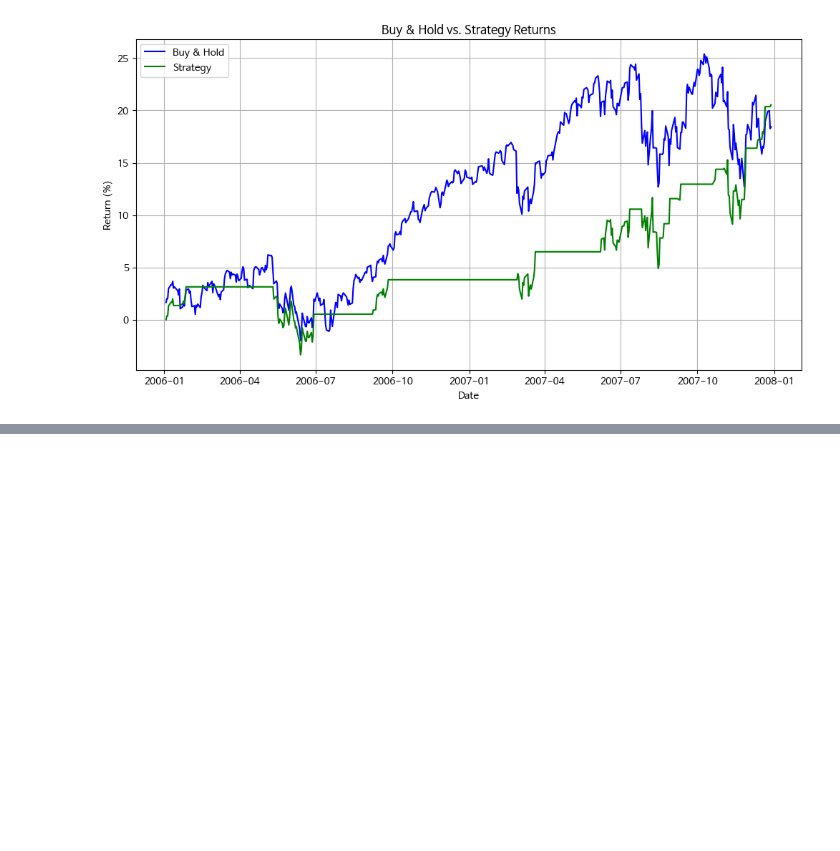
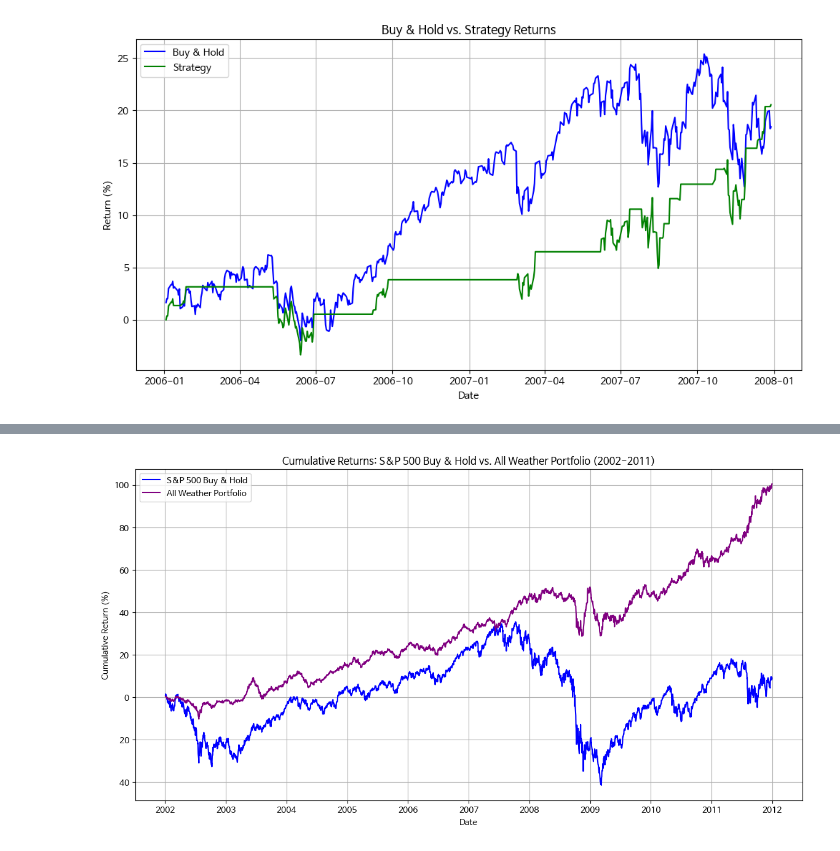
Before and after one commit to hr7git/Data-Analysis-with-Open-Source, a Jupyter notebook: 오픈소스_데이터_분석_15강.ipynb, the cells around one changed output, grey strips where cells are left out. Cells and saved outputs as stored; diff of their text form; code cells hidden in the pictures; blank space fills up the shorter version.

```diff
--- a/오픈소스_데이터_분석_15강.ipynb
+++ b/오픈소스_데이터_분석_15강.ipynb
@@ -545,3 +511,86 @@ backtest(gbrt_prediction_df, position)
 Buy & Hold 최종 수익률: 18.44%
 전략 최종 수익률: 20.54%
 [figure]
+# %%
+import matplotlib.pyplot as plt
+import pandas as pd
+import numpy as np
+import yfinance as yf
+import datetime
+
+# Define the common start date for comparison
+common_start_date = pd.to_datetime('2002-01-02') # Changed to 2002-01-02 for the new 10-year period
+
+# Re-define start_date and end_date for yfinance download
+start_date = datetime.datetime(2002, 1, 1)
+end_date = datetime.datetime(2011, 12, 31) # Changed to 2011-12-31 for a 10-year period
+
+# Download historical data for S&P 500 (df) for the new period
+ticker = '^GSPC'
+df = yf.download(ticker, start=start_date, end=end_date)
+df.columns = df.columns.droplevel(1)
+df['Returns'] = df['Close'].pct_change() # Re-calculate returns for the new period
+
+# Download historical data for each ticker for robustness
+gold_ticker = 'GLD'
+bonds_ticker = 'TLT'
+commodities_ticker = 'DBC'
+
+gld_df = yf.download(gold_ticker, start=start_date, end=end_date)
+tlt_df = yf.download(bonds_ticker, start=start_date, end=end_date)
+dbc_df = yf.download(commodities_ticker, start=start_date, end=end_date)
+
+# Simplify column names by removing the second level of MultiIndex
+gld_df.columns = gld_df.columns.droplevel(1)
+tlt_df.columns = tlt_df.columns.droplevel(1)
+dbc_df.columns = dbc_df.columns.droplevel(1)
+
+# Rename the 'Close' column in each DataFrame to be asset-specific
+df_sp500 = df.rename(columns={'Close': 'SP500_Close'})[['SP500_Close']]
+gld_df_close = gld_df.rename(columns={'Close': 'GLD_Close'})[['GLD_Close']]
+tlt_df_close = tlt_df.rename(columns={'Close': 'TLT_Close'})[['TLT_Close']]
+dbc_df_close = dbc_df.rename(columns={'Close': 'DBC_Close'})[['DBC_Close']]
+
+# Merge all DataFrames into a single portfolio_df
+portfolio_df = pd.concat([df_sp500, gld_df_close, tlt_df_close, dbc_df_close], axis=1)
+portfolio_df = portfolio_df.ffill().bfill()
+
+# Calculate daily returns for each asset
+portfolio_returns = portfolio_df.pct_change().dropna()
+
+# Define All Weather Portfolio weights
+weights = {
+    'SP500_Close': 0.30,
+    'TLT_Close': 0.55,
+    'GLD_Close': 0.075,
+    'DBC_Close': 0.075
+}
+asset_weights = pd.Series(weights)
+
+# Calculate portfolio daily returns
+all_weather_portfolio_returns = (portfolio_returns * asset_weights).sum(axis=1)
+
+# 1. S&P 500 Buy & Hold Cumulative Returns
+# Use the 'Returns' from the original df and slice for the common period
+sp500_buy_hold_returns = (1 + df['Returns'][common_start_date:]).cumprod() - 1
+
+# 2. All Weather Portfolio Cumulative Returns
+# Adjust All Weather cumulative returns to start from the common_start_date
+all_weather_daily_returns_sliced = all_weather_portfolio_returns[common_start_date:]
+all_weather_cumulative_returns_sliced = (1 + all_weather_daily_returns_sliced).cumprod() - 1
+
+# Plotting the cumulative returns
+plt.figure(figsize=(14, 7))
+plt.plot(sp500_buy_hold_returns.index, sp500_buy_hold_returns * 100, label='S&P 500 Buy & Hold', color='blue')
+plt.plot(all_weather_cumulative_returns_sliced.index, all_weather_cumulative_returns_sliced * 100, label='All Weather Portfolio', color='purple')
+
+plt.xlabel('Date')
+plt.ylabel('Cumulative Return (%)')
+plt.title('Cumulative Returns: S&P 500 Buy & Hold vs. All Weather Portfolio (2002-2011)')
+plt.legend()
+plt.grid(True)
+plt.show()
+
+print(f"\nFinal S&P 500 Buy & Hold Cumulative Return ({common_start_date.strftime('%Y-%m-%d')} to {df.index[-1].strftime('%Y-%m-%d')}): {sp500_buy_hold_returns.iloc[-1] * 100:.2f}%")
+print(f"Final All Weather Portfolio Cumulative Return ({common_start_date.strftime('%Y-%m-%d')} to {df.index[-1].strftime('%Y-%m-%d')}): {all_weather_cumulative_returns_sliced.iloc[-1] * 100:.2f}%")
+# %% [output]
@@ -547,0 +601 @@ Buy & Hold 최종 수익률: 18.44%
+[figure, added]
```
Also changed, not shown: parts of 9 cells of this notebook.
